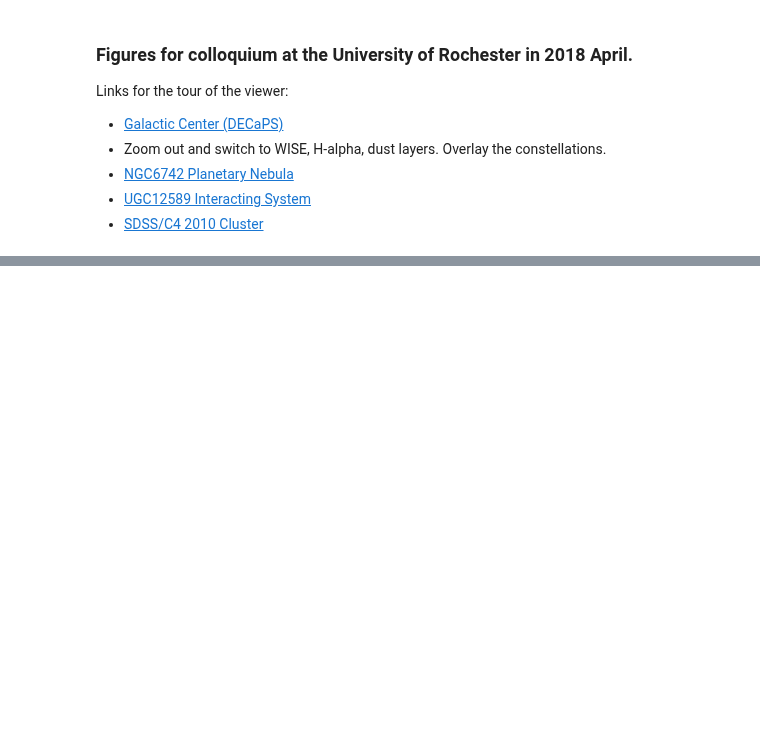
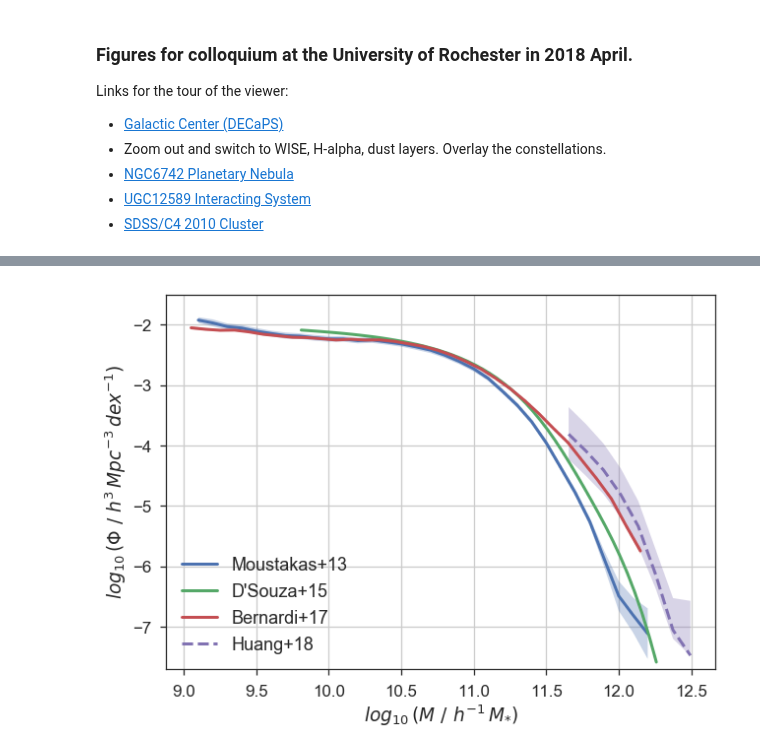
Before and after one commit to moustakas/legacyhalos, a Jupyter notebook: legacyhalos/talks/rochester-2018apr.ipynb, the cells around one changed output, grey strips where cells are left out. Saved outputs shown, nothing was run; the diff lists cells and outputs as text; code cells hidden in the pictures; blank space fills up the shorter version.

```diff
--- a/legacyhalos/talks/rochester-2018apr.ipynb
+++ b/legacyhalos/talks/rochester-2018apr.ipynb
@@ -26,0 +237,4 @@ import legacyhalos.io
+# %%
+qa_smf(carnage=False)
+# %% [output]
+[figure, added]
```
Also changed, not shown: parts of 25 cells of this notebook.
